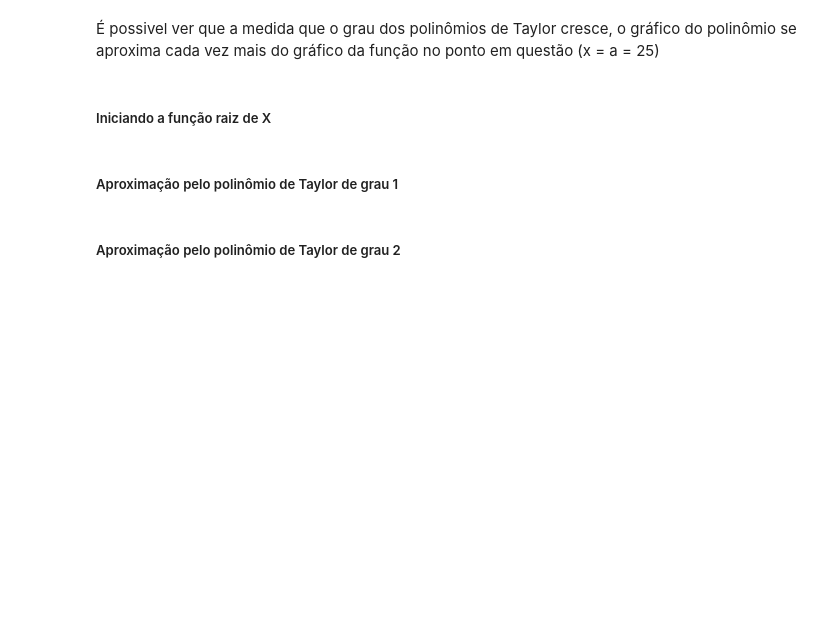
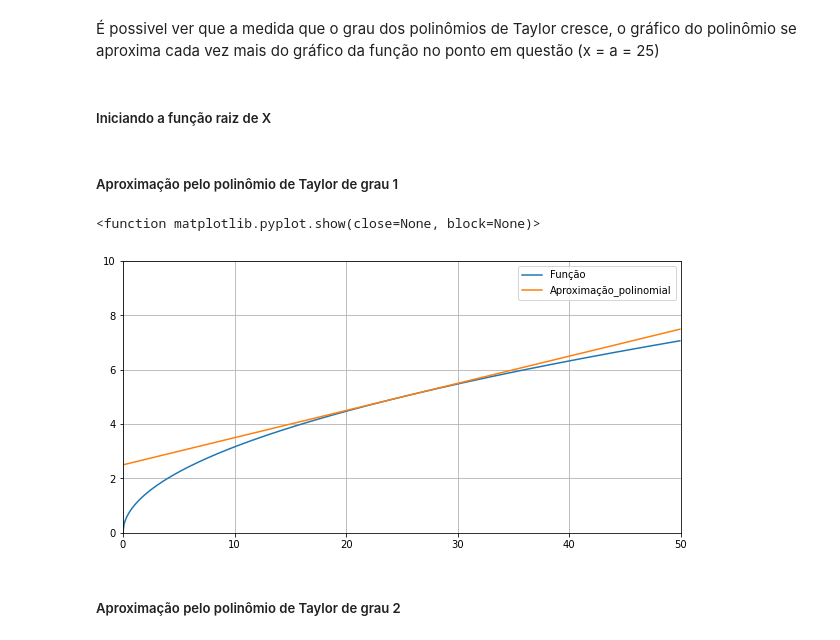
Before and after one commit to renCgomes/TrabalhoDeMMEE, a Jupyter notebook: Trabalho_mmee.ipynb, the cells around one changed output. Drawn from its saved outputs; the diff is of its cells as text; code cells hidden in the pictures; blank space fills up the shorter version.

```diff
--- a/Trabalho_mmee.ipynb
+++ b/Trabalho_mmee.ipynb
@@ -18,20 +19,23 @@ Funcao = np.sqrt(x)
 # %% [markdown]
 ##### Aproximação pelo polinômio de Taylor de grau 1
 # %%
-polinomio_grau1 = [5 + (x-25)/10 for x in x]
+polinomio_grau1 = [5 + (1/10)*(x-25) for x in x]
 
 fig1, imagem1 = plt.subplots(figsize = (10,5))
 imagem1.plot (x,Funcao)
 imagem1.plot (x,polinomio_grau1)
 
 imagem1.set_xlim([0,50])
 imagem1.set_ylim([0,10])
 
 imagem1.legend(['Função','Aproximação_polinomial'],fontsize=10)
 
 plt.grid()
 
 plt.show
+# %% [output]
+<function matplotlib.pyplot.show(close=None, block=None)>
+[figure, added]
 # %% [markdown]
 ##### Aproximação pelo polinômio de Taylor de grau 2
 # %%
```
Also changed, not shown: parts of 13 cells of this notebook, 1 other file.
